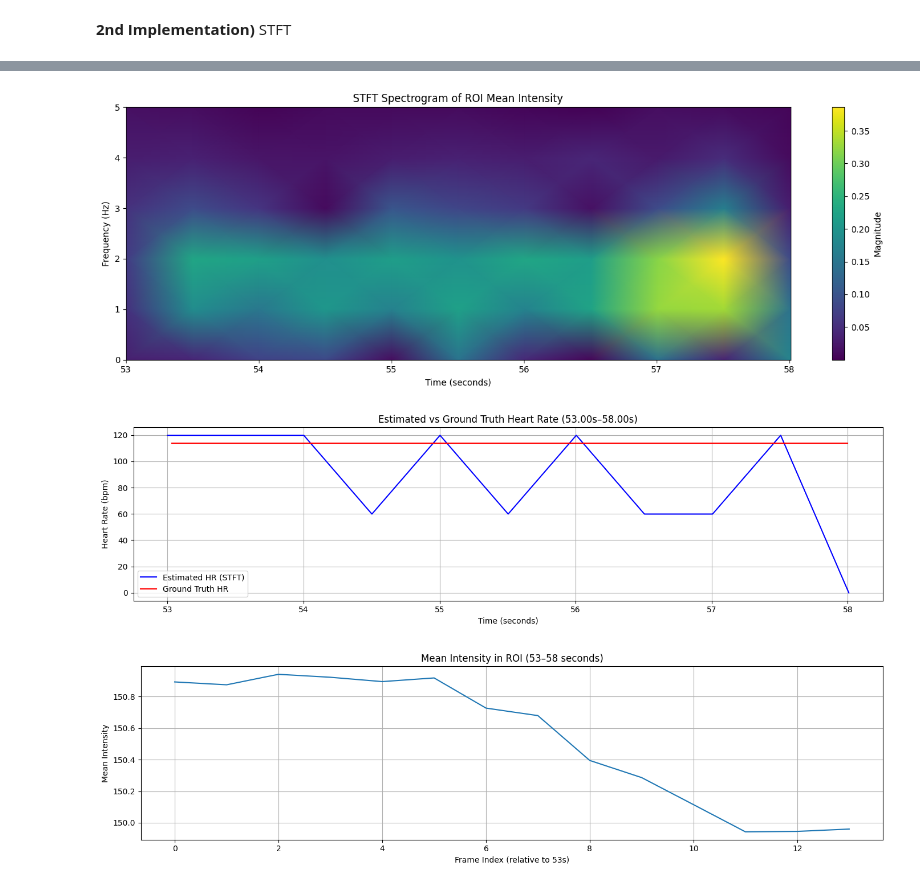
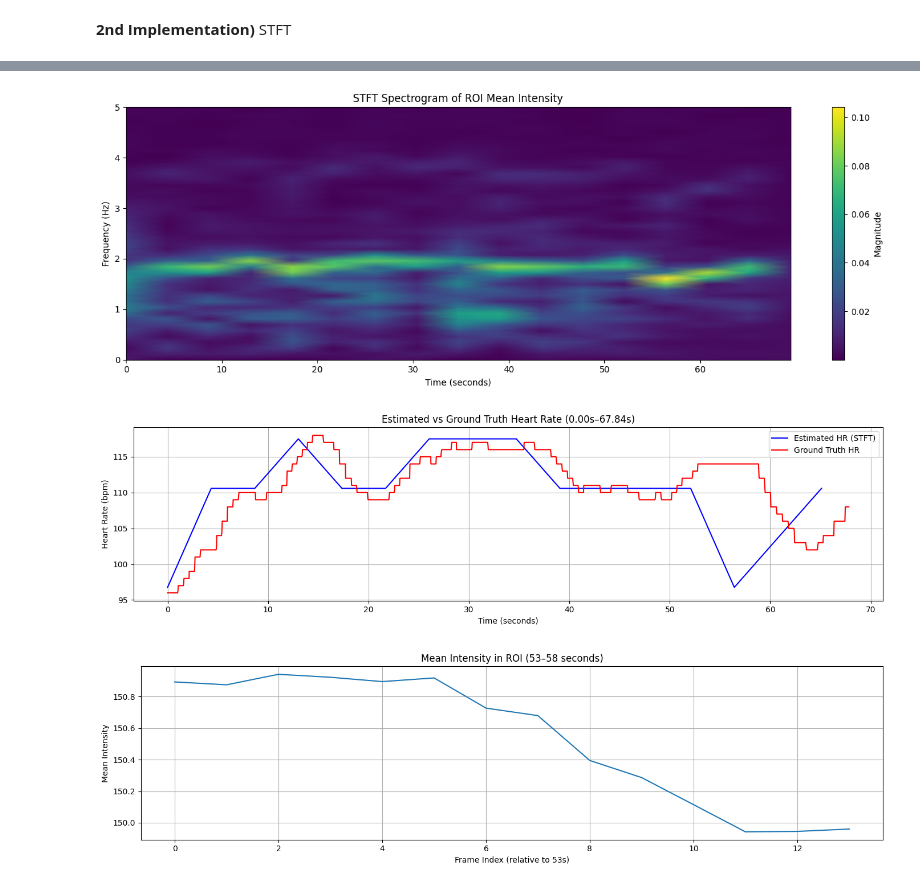
Before and after one commit to iliaxant/HR_Extraction_from_Video, a Jupyter notebook: HR_Extraction_from_Video.ipynb, the cells around one changed output, grey strips where cells are left out. Cells and saved outputs as stored; diff of their text form; code cells hidden in the pictures.

```diff
--- a/HR_Extraction_from_Video.ipynb
+++ b/HR_Extraction_from_Video.ipynb
@@ -230,0 +234,18 @@ print(avg_frame)
+# %%
+frame_idx = 0  # change as needed
+cap = cv2.VideoCapture(video_path)
+cap.set(cv2.CAP_PROP_POS_FRAMES, frame_idx)
+ret, frame = cap.read()
+cap.release()
+
+if roi_coords[frame_idx] is not None:
+    x, y, w, h = roi_coords[frame_idx]
+    face_roi = frame[y:y+h, x:x+w]
+
+    plt.figure(figsize=(6, 6))
+    plt.imshow(cv2.cvtColor(face_roi, cv2.COLOR_BGR2RGB))
+    plt.title(f"Detected Face ROI at Frame {frame_idx}")
+    plt.axis('off')
+    plt.show()
+else:
+    print("No face detected in this frame.")
@@ -231,8 +257,8 @@ print(avg_frame)
 # %%
 # Input start time and duration (in seconds) for PPG signal plot.
 # ----------------------
-start_time = 53
-segment_duration = 5 #video_duration_secs    # Signal lasts video_duration_secs seconds.
+start_time = 0
+segment_duration = video_duration_secs    # Signal lasts video_duration_secs seconds.
 
 
 # Define ROI coordinates and color channel
@@ -331,44 +357,54 @@ plt.show()
 # %%
 # Input the window parameters for the STFT
 # ----------------------
-window_size = 30
+window_size = 260
 overlap_ratio = 0.5
 # ----------------------
 
 # Apply STFT
-f, t, Zxx = stft(filtered_signal, fs=fps, nperseg=window_size, noverlap= int(overlap_ratio * window_size))
+f, t, Zxx = stft(filtered_signal,
+                 fs=fps,
+                 nperseg=window_size,
+                 noverlap= int(overlap_ratio * window_size),
+                 # boundary=None,
+                 # padded=False,
+                 )
 
 t = t + start_time
 magnitude = np.abs(Zxx)
 dominant_freqs = f[np.argmax(magnitude, axis=0)]
 dominant_hr = dominant_freqs * 60
+
+valid_idx = t <= end_time
+t_valid = t[valid_idx]
+dominant_hr_valid = dominant_hr[valid_idx]
 
 start_samp = np.searchsorted(gt_time, start_time)
 end_samp = np.searchsorted(gt_time, end_time)
 
 plt.figure(figsize=(14, 5))
 plt.pcolormesh(t, f, magnitude, shading='gouraud')
 plt.title("STFT Spectrogram of ROI Mean Intensity")
 plt.xlabel("Time (seconds)")
 plt.ylabel("Frequency (Hz)")
 plt.colorbar(label='Magnitude')
 plt.ylim(0, 5)
 plt.tight_layout()
 plt.show()
 
 plt.figure(figsize=(14, 4))
-plt.plot(t, dominant_hr, color='blue', label='Estimated HR (STFT)')
+plt.plot(t_valid, dominant_hr_valid, color='blue', label='Estimated HR (STFT)')
 plt.plot(gt_time[start_samp:end_samp], gt_hr[start_samp:end_samp], color='red', label='Ground Truth HR')
 plt.title(f"Estimated vs Ground Truth Heart Rate ({start_time:.2f}s–{end_time:.2f}s)")
 plt.xlabel("Time (seconds)")
 plt.ylabel("Heart Rate (bpm)")
 plt.grid(True)
 plt.legend()
 plt.tight_layout()
 plt.show()
 # %% [output]
-[figure, old version]
+[figure, new version]
-[figure, old version]
+[figure, new version]
 # %%
 
 # Reopen the video
```
Also changed, not shown: parts of 9 cells of this notebook.
